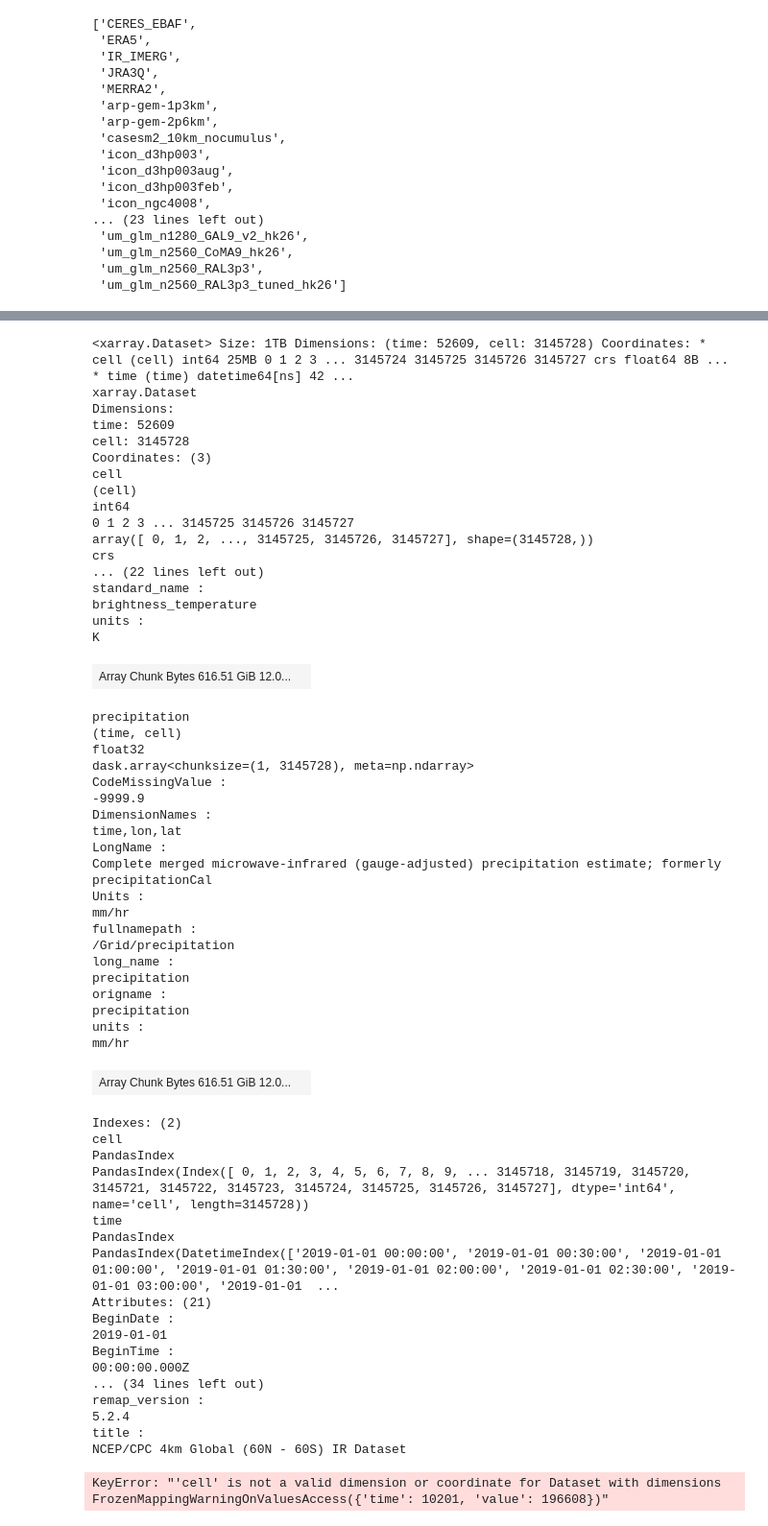
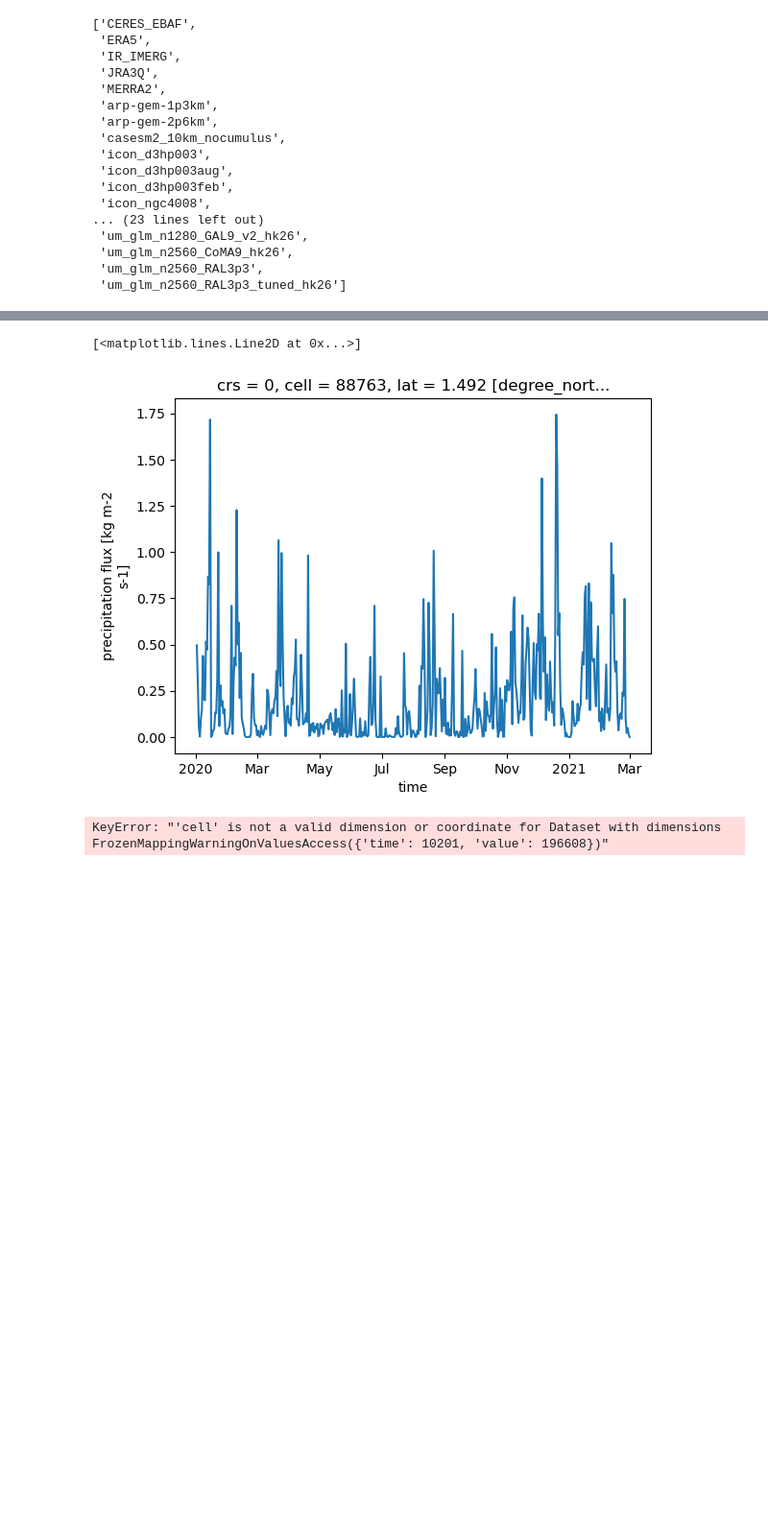
Before and after one commit to fran-morris-research/hackathon-monsoons, a Jupyter notebook: onset_identification/onset_period_visualisation.ipynb, the cells around one changed output, grey strips where cells are left out. Shown at 96% size. Cells and saved outputs as stored; diff of their text form; code cells hidden in the pictures; blank space fills up the shorter version.

Commit message:
seeing if I can fix ICON for #33

```diff
--- a/onset_identification/onset_period_visualisation.ipynb
+++ b/onset_identification/onset_period_visualisation.ipynb
@@ -60,7 +60,6 @@ ds = sim_cat(zoom=4, time='PT1H').to_dask().pipe(hp_mods)
  'um_glm_n2560_RAL3p3',
  'um_glm_n2560_RAL3p3_tuned_hk26']
 # %%
-sim = "IR_IMERG"
+sim = "icon_d3hp003"
 sim_cat = cat[sim]
 # ds = sim_cat(time="PT6H").to_dask()
-sim_cat
@@ -83,64 +66,10 @@ IR_IMERG:
 # %%
-ds = sim_cat(zoom=7,time="PT1H").to_dask().pipe(egh.attach_coords)
+ds = sim_cat(zoom=7).to_dask().pipe(egh.attach_coords).pr
 # %%
-sim_cat(zoom=9).to_dask()
+(ds.isel(cell=88763) * 3600).plot()
 # %% [output]
-<xarray.Dataset> Size: 1TB Dimensions: (time: 52609, cell: 3145728) Coordinates: * cell (cell) int64 25MB 0 1 2 3 ... 3145724 3145725 3145726 3145727 crs float64 8B ... * time (time) datetime64[ns] 42 ...
-xarray.Dataset
-Dimensions:
-time: 52609
-cell: 3145728
-Coordinates: (3)
-cell
-(cell)
-int64
-0 1 2 3 ... 3145725 3145726 3145727
-array([ 0, 1, 2, ..., 3145725, 3145726, 3145727], shape=(3145728,))
-crs
-... (22 lines left out)
-standard_name :
-brightness_temperature
-units :
-K
+[<matplotlib.lines.Line2D at 0x...>]
-| Array Chunk Bytes 616.51 GiB 12.0... |  |
-precipitation
-(time, cell)
-float32
-dask.array<chunksize=(1, 3145728), meta=np.ndarray>
-CodeMissingValue :
--9999.9
-DimensionNames :
-time,lon,lat
-LongName :
-Complete merged microwave-infrared (gauge-adjusted) precipitation estimate; formerly precipitationCal
-Units :
-mm/hr
-fullnamepath :
-/Grid/precipitation
-long_name :
-precipitation
-origname :
-precipitation
-units :
-mm/hr
-| Array Chunk Bytes 616.51 GiB 12.0... |  |
-Indexes: (2)
-cell
-PandasIndex
-PandasIndex(Index([ 0, 1, 2, 3, 4, 5, 6, 7, 8, 9, ... 3145718, 3145719, 3145720, 3145721, 3145722, 3145723, 3145724, 3145725, 3145726, 3145727], dtype='int64', name='cell', length=3145728))
-time
-PandasIndex
-PandasIndex(DatetimeIndex(['2019-01-01 00:00:00', '2019-01-01 00:30:00', '2019-01-01 01:00:00', '2019-01-01 01:30:00', '2019-01-01 02:00:00', '2019-01-01 02:30:00', '2019-01-01 03:00:00', '2019-01-01  ...
-Attributes: (21)
-BeginDate :
-2019-01-01
-BeginTime :
-00:00:00.000Z
-... (34 lines left out)
-remap_version :
-5.2.4
-title :
-NCEP/CPC 4km Global (60N - 60S) IR Dataset
+[figure, added]
 # %%
 from utils import hp_to_latlon
 hp_to_latlon(ds.tp, 7).sel(time="2020-03-04").mean(dim="time").plot()
```
Also changed, not shown: parts of 1 cell of this notebook, 2 other files.
